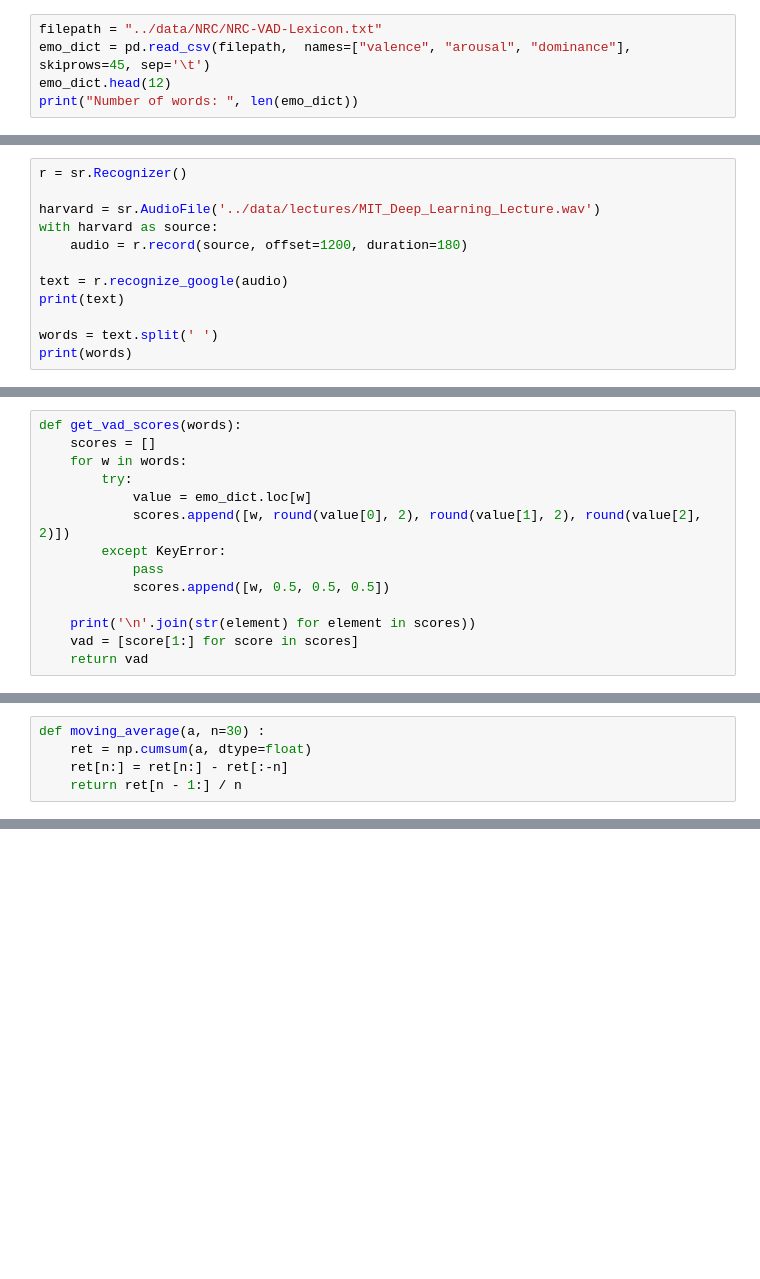
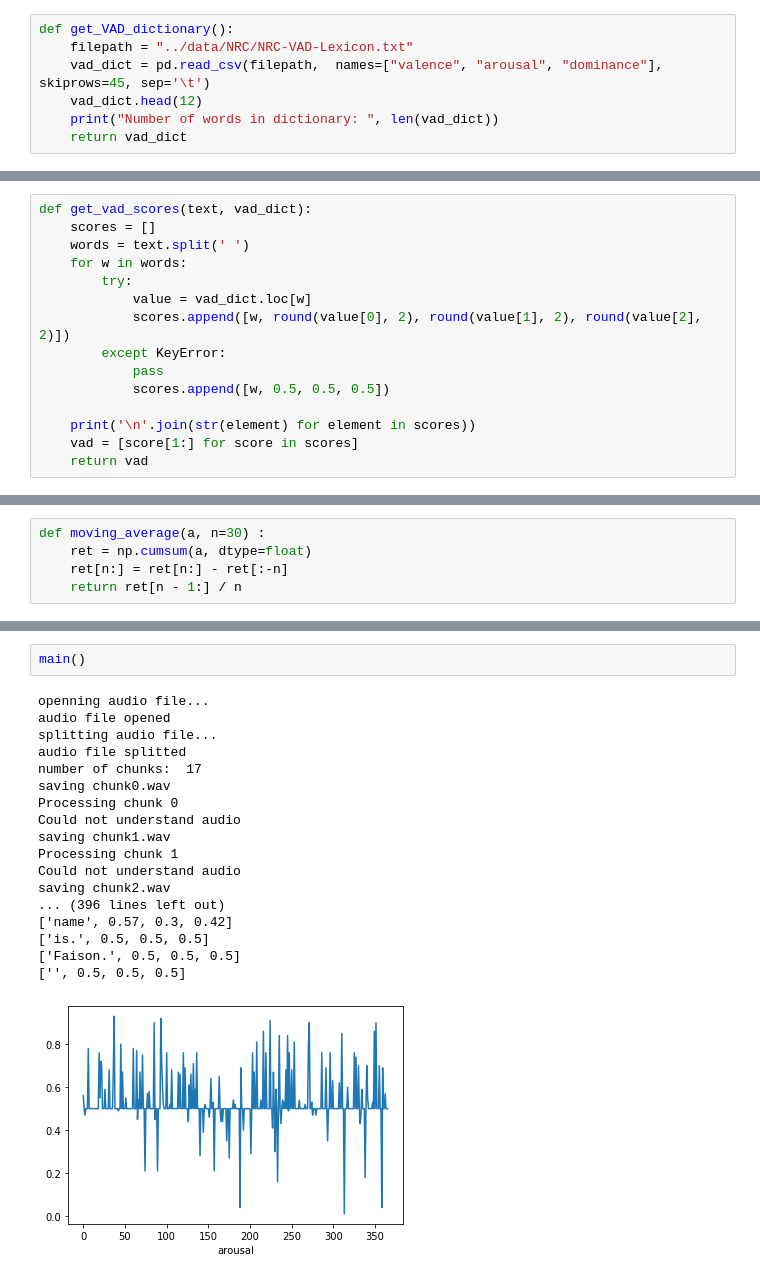
Before and after one commit to adrian61/estimating-engagement-during-lectures, a Jupyter notebook: notebooks/NLP_exploration.ipynb, the cells around one changed output, grey strips where cells are left out. Cells and saved outputs as stored; diff of their text form; blank space fills up the shorter version.

Commit message:
added splitting audio to chunks

```diff
--- a/notebooks/NLP_exploration.ipynb
+++ b/notebooks/NLP_exploration.ipynb
@@ -6,5 +107,7 @@ import speech_recognition as sr
 # %%
-filepath = "../data/NRC/NRC-VAD-Lexicon.txt"
-emo_dict = pd.read_csv(filepath,  names=["valence", "arousal", "dominance"], skiprows=45, sep='\t')
-emo_dict.head(12)
-print("Number of words: ", len(emo_dict))
+def get_VAD_dictionary():
+    filepath = "../data/NRC/NRC-VAD-Lexicon.txt"
+    vad_dict = pd.read_csv(filepath,  names=["valence", "arousal", "dominance"], skiprows=45, sep='\t')
+    vad_dict.head(12)
+    print("Number of words in dictionary: ", len(vad_dict))
+    return vad_dict
@@ -13,12 +113,0 @@ Number of words:  19963
-# %%
-r = sr.Recognizer()
-
-harvard = sr.AudioFile('../data/lectures/MIT_Deep_Learning_Lecture.wav')
-with harvard as source:
-    audio = r.record(source, offset=1200, duration=180)
-
-text = r.recognize_google(audio)
-print(text)
-
-words = text.split(' ')
-print(words)
@@ -28,9 +114,10 @@ really clean example of unintended consequences ethical issues we have to really
 # %%
-def get_vad_scores(words):
+def get_vad_scores(text, vad_dict):
     scores = []
+    words = text.split(' ')
     for w in words:
         try:
-            value = emo_dict.loc[w]
+            value = vad_dict.loc[w]
             scores.append([w, round(value[0], 2), round(value[1], 2), round(value[2], 2)])
         except KeyError:
             pass
@@ -95,0 +171,21 @@ plt.show()
+# %%
+main()
+# %% [output]
+openning audio file...
+audio file opened
+splitting audio file...
+audio file splitted
+number of chunks:  17
+saving chunk0.wav
+Processing chunk 0
+Could not understand audio
+saving chunk1.wav
+Processing chunk 1
+Could not understand audio
+saving chunk2.wav
+... (396 lines left out)
+['name', 0.57, 0.3, 0.42]
+['is.', 0.5, 0.5, 0.5]
+['Faison.', 0.5, 0.5, 0.5]
+['', 0.5, 0.5, 0.5]
+[figure, added]
```
Also changed, not shown: parts of 7 cells of this notebook, 1 other file.
